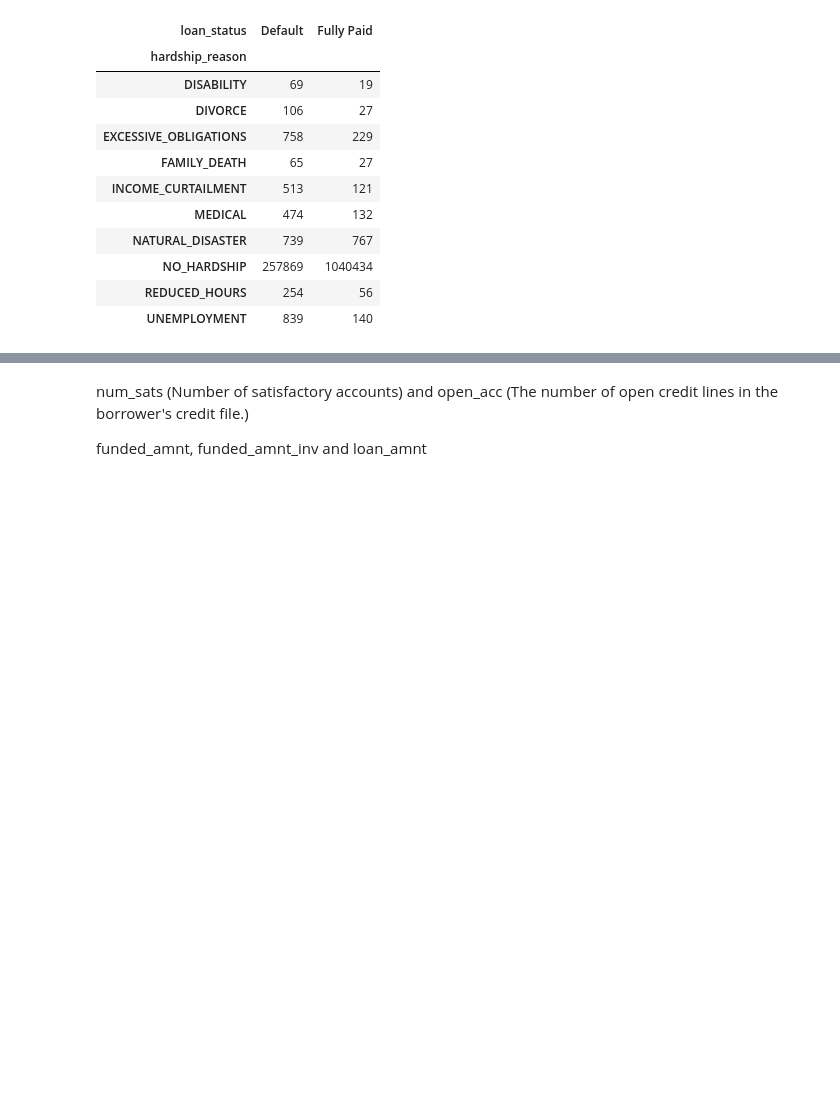
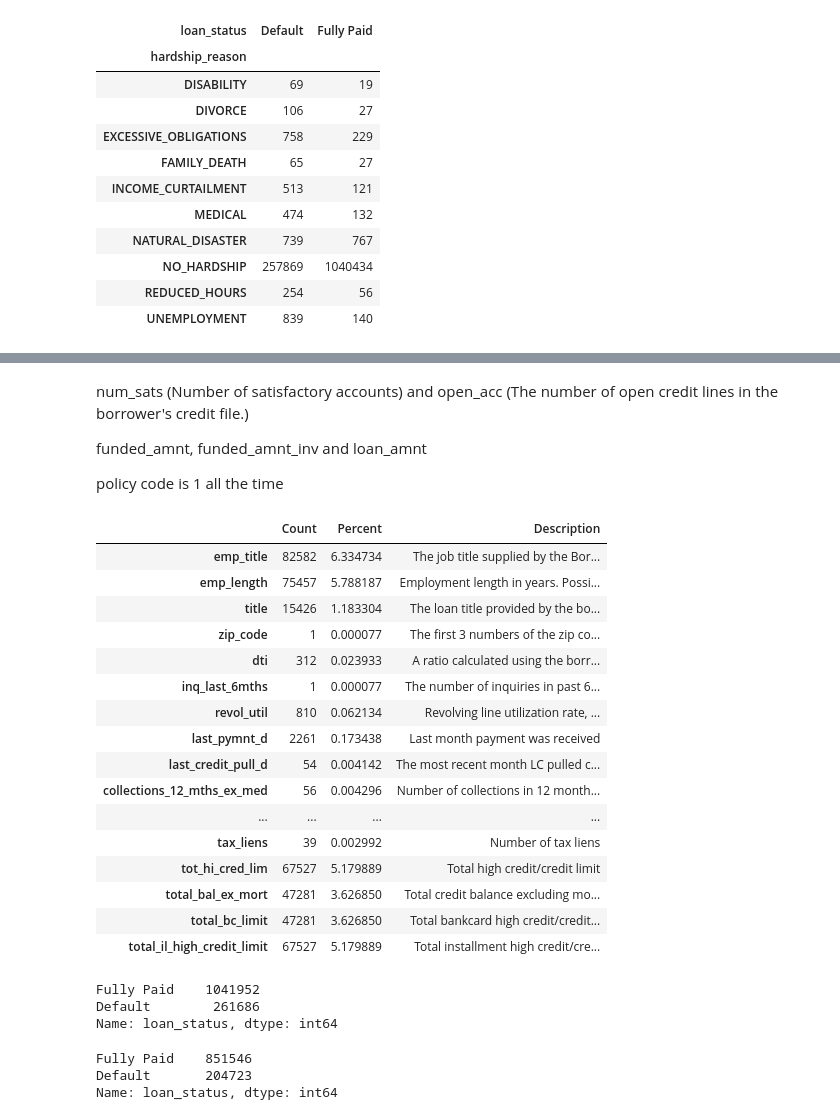
Before and after one commit to kasiakry/MLBigDataset, a Jupyter notebook: lending_club.ipynb, the cells around one changed output, grey strips where cells are left out. Saved outputs shown, nothing was run; the diff lists cells and outputs as text; code cells hidden in the pictures; blank space fills up the shorter version.

```diff
--- a/lending_club.ipynb
+++ b/lending_club.ipynb
@@ -193,5 +204,44 @@ sns.heatmap(corrmat, vmax=.8, square=True);
 num_sats (Number of satisfactory accounts) and open_acc (The number of open credit lines in the borrower's credit file.)
 
 funded_amnt, funded_amnt_inv and loan_amnt
+
+policy code is 1 all the time
 # %%
-data1 = data1.drop(columns = ['funded_amnt', 'funded_amnt_inv', 'num_sats'])
+data1 = data1.drop(columns = ['funded_amnt', 'funded_amnt_inv', 'num_sats', 'policy_code'])
+# %%
+missings = pd.DataFrame({'Count': data1.isnull().sum(), 'Percent': 100*data1.isnull().sum()/len(data)})
+missings['LoanStatNew'] = list(missings.index)
+missings = missings.join(col_desc.set_index('LoanStatNew'), on='LoanStatNew')
+missings = missings.drop(columns='LoanStatNew')
+missings[missings.Percent > 0]
+# %% [output]
+|  | Count | Percent | Description |
+| emp_title | 82582 | 6.334734 | The job title supplied by the Bor... |
+| emp_length | 75457 | 5.788187 | Employment length in years. Possi... |
+| title | 15426 | 1.183304 | The loan title provided by the bo... |
+| zip_code | 1 | 0.000077 | The first 3 numbers of the zip co... |
+| dti | 312 | 0.023933 | A ratio calculated using the borr... |
+| inq_last_6mths | 1 | 0.000077 | The number of inquiries in past 6... |
+| revol_util | 810 | 0.062134 | Revolving line utilization rate, ... |
+| last_pymnt_d | 2261 | 0.173438 | Last month payment was received |
+| last_credit_pull_d | 54 | 0.004142 | The most recent month LC pulled c... |
+| collections_12_mths_ex_med | 56 | 0.004296 | Number of collections in 12 month... |
+| ... | ... | ... | ... |
+| tax_liens | 39 | 0.002992 | Number of tax liens |
+| tot_hi_cred_lim | 67527 | 5.179889 | Total high credit/credit limit |
+| total_bal_ex_mort | 47281 | 3.626850 | Total credit balance excluding mo... |
+| total_bc_limit | 47281 | 3.626850 | Total bankcard high credit/credit... |
+| total_il_high_credit_limit | 67527 | 5.179889 | Total installment high credit/cre... |
+# %%
+data1.loan_status.value_counts()
+# %% [output]
+Fully Paid    1041952
+Default        261686
+Name: loan_status, dtype: int64
+# %%
+data2 = data1.dropna()
+data2.loan_status.value_counts()
+# %% [output]
+Fully Paid    851546
+Default       204723
+Name: loan_status, dtype: int64
```
Also changed, not shown: parts of 8 cells of this notebook.
